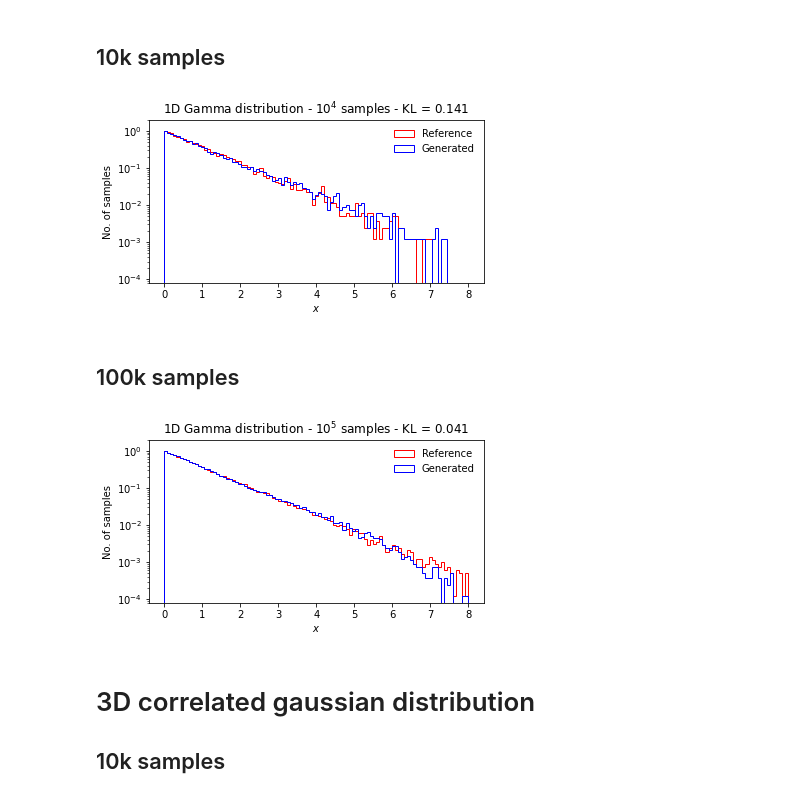
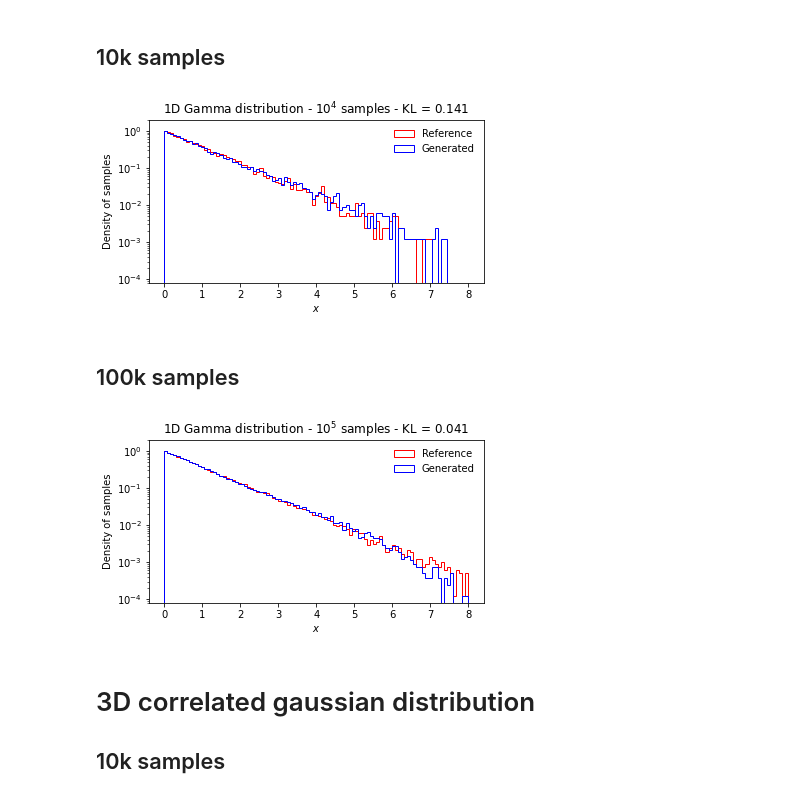
Before and after one commit to QTI-TH/style-qgan, a Jupyter notebook: classical-quantum-gan/results/plots_notebook/plots.ipynb, the cells around one changed output. Saved outputs shown, nothing was run; the diff lists cells and outputs as text; code cells hidden in the pictures.

Commit message:
updated tex + y-axis label figure 3 and 4

```diff
--- a/classical-quantum-gan/results/plots_notebook/plots.ipynb
+++ b/classical-quantum-gan/results/plots_notebook/plots.ipynb
@@ -36,21 +34,21 @@ plt.savefig("1Dgamma_loss.pdf", bbox_inches='tight')
 # %%
 x_fake1 = np.loadtxt("fake_1dGAMMAdata_1_3_2_10000_10000_0.5")
 x_real1 = np.loadtxt("real_1dGAMMAdata_1_3_2_10000_10000_0.5")
 samples=10000
 bins=100
 
 plt.figure(figsize=(6,3))
 plt.title('1D Gamma distribution - $10^4$ samples - KL = 0.141')
-plt.ylabel('No. of samples')
+plt.ylabel('Density of samples')
 plt.xlabel('$x$')
 plt.hist((x_real1+1)*4, np.linspace(0.0, 8.0, bins), color='red', histtype='step', label='Reference', density=True)
 plt.hist((x_fake1+1)*4, np.linspace(0.0, 8.0, bins), color='blue', histtype='step', label='Generated', density=True)
 plt.legend(frameon=False)
 plt.yscale('log')
 plt.ylim([8*1e-5, 2])
 plt.savefig("1Dgamma_distribution_10k.pdf", bbox_inches='tight')
 # %% [output]
-[figure, old version]
+[figure, new version]
 # %% [markdown]
 ## 100k samples
 # %%
@@ -61,7 +59,7 @@ bins=100
 
 plt.figure(figsize=(6,3))
 plt.title('1D Gamma distribution - $10^5$ samples - KL = 0.041')
-plt.ylabel('No. of samples')
+plt.ylabel('Density of samples')
 plt.xlabel('$x$')
 plt.hist((x_real1+1)*4, np.linspace(0.0, 8.0, bins), color='red', histtype='step', label='Reference', density=True)
 plt.hist((x_fake1+1)*4, np.linspace(0.0, 8.0, bins), color='blue', histtype='step', label='Generated', density=True)
@@ -70,7 +68,7 @@ plt.yscale('log')
 plt.ylim([8*1e-5, 2])
 plt.savefig("1Dgamma_distribution_100k.pdf", bbox_inches='tight')
 # %% [output]
-[figure, old version]
+[figure, new version]
 # %% [markdown]
 # 3D correlated gaussian distribution
 
```
Also changed, not shown: parts of 1 cell of this notebook, 22 other files.
